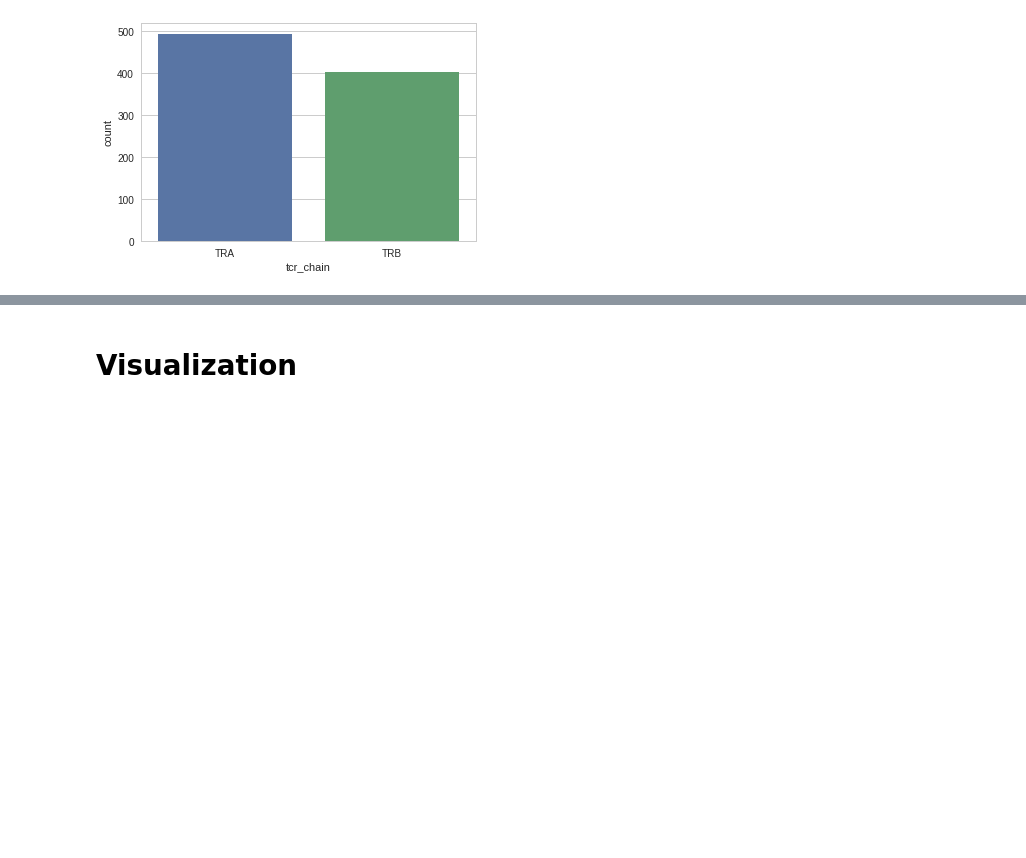
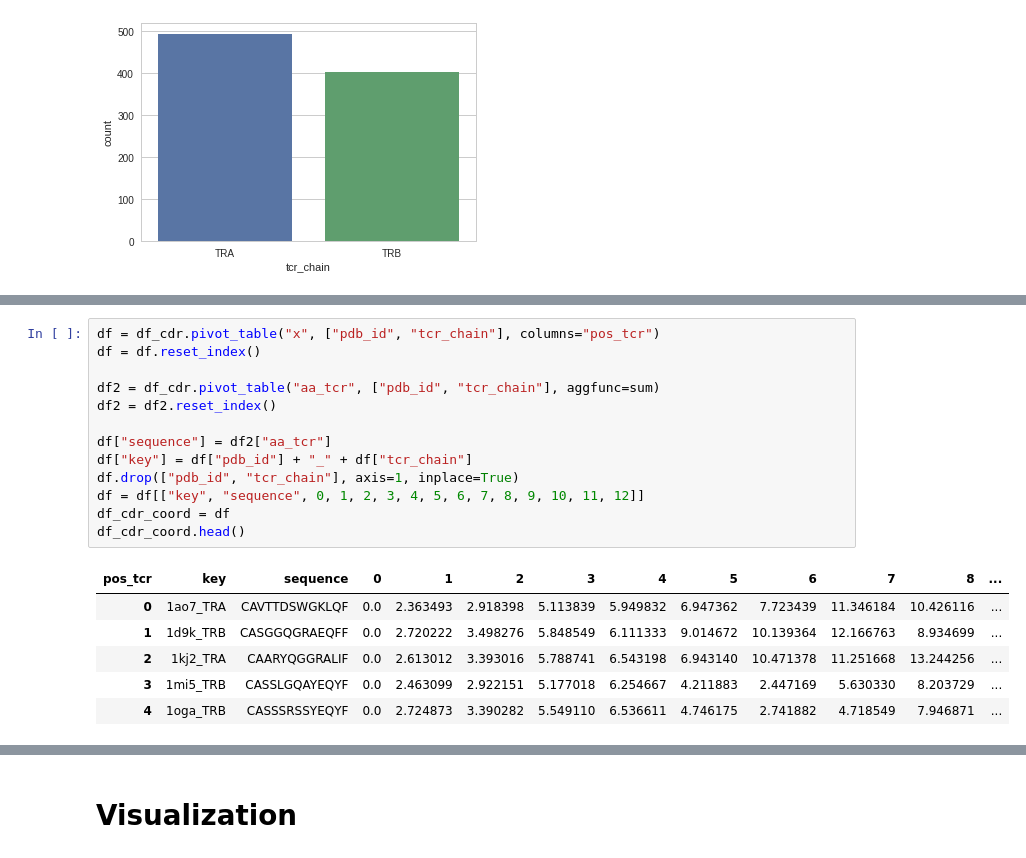
Before and after one commit to antigenomics/tcr-pmhc-study, a Jupyter notebook: loop_model/eda.ipynb, the cells around one changed output, grey strips where cells are left out. Drawn from its saved outputs; the diff is of its cells as text; blank space fills up the shorter version.

```diff
--- a/loop_model/eda.ipynb
+++ b/loop_model/eda.ipynb
@@ -67,6 +71,26 @@ df.head()
 | 2 | 12e8_M_193 | CEATHKTSTSPIV | 0.0 | 2.559624 | 3.279936 | 5.192563 | 6.338426 | 9.012737 | 11.169627 | 12.315048 | 12.539943 | ... |
 | 3 | 12e8_P_47 | IGWIDPEIGDTEY | 0.0 | 2.531457 | 3.458591 | 5.535513 | 7.100307 | 6.451582 | 8.845555 | 11.884481 | 10.683487 | ... |
 | 4 | 132l_A_48 | GSTDYGILQINSR | 0.0 | 3.120708 | 3.342358 | 5.694073 | 7.152789 | 8.495722 | 10.194527 | 11.626809 | 8.675602 | ... |
+# %%
+df = df_cdr.pivot_table("x", ["pdb_id", "tcr_chain"], columns="pos_tcr")
+df = df.reset_index()
+
+df2 = df_cdr.pivot_table("aa_tcr", ["pdb_id", "tcr_chain"], aggfunc=sum)
+df2 = df2.reset_index()
+
+df["sequence"] = df2["aa_tcr"]
+df["key"] = df["pdb_id"] + "_" + df["tcr_chain"]
+df.drop(["pdb_id", "tcr_chain"], axis=1, inplace=True)
+df = df[["key", "sequence", 0, 1, 2, 3, 4, 5, 6, 7, 8, 9, 10, 11, 12]]
+df_cdr_coord = df
+df_cdr_coord.head()
+# %% [output]
+| pos_tcr | key | sequence | 0 | 1 | 2 | 3 | 4 | 5 | 6 | 7 | 8 | ... |
+| 0 | 1ao7_TRA | CAVTTDSWGKLQF | 0.0 | 2.363493 | 2.918398 | 5.113839 | 5.949832 | 6.947362 | 7.723439 | 11.346184 | 10.426116 | ... |
+| 1 | 1d9k_TRB | CASGGQGRAEQFF | 0.0 | 2.720222 | 3.498276 | 5.848549 | 6.111333 | 9.014672 | 10.139364 | 12.166763 | 8.934699 | ... |
+| 2 | 1kj2_TRA | CAARYQGGRALIF | 0.0 | 2.613012 | 3.393016 | 5.788741 | 6.543198 | 6.943140 | 10.471378 | 11.251668 | 13.244256 | ... |
+| 3 | 1mi5_TRB | CASSLGQAYEQYF | 0.0 | 2.463099 | 2.922151 | 5.177018 | 6.254667 | 4.211883 | 2.447169 | 5.630330 | 8.203729 | ... |
+| 4 | 1oga_TRB | CASSSRSSYEQYF | 0.0 | 2.724873 | 3.390282 | 5.549110 | 6.536611 | 4.746175 | 2.741882 | 4.718549 | 7.946871 | ... |
 # %%
 df_put_x = pd.melt(df_put, ["pdb_id_kmer", "chain_id_kmer", "start_kmer", "pos_tcr"], "x_kmer")
 df_put_y = pd.melt(df_put, ["pdb_id_kmer", "chain_id_kmer", "start_kmer", "pos_tcr"], "y_kmer")
```
Also changed, not shown: parts of 9 cells of this notebook.
